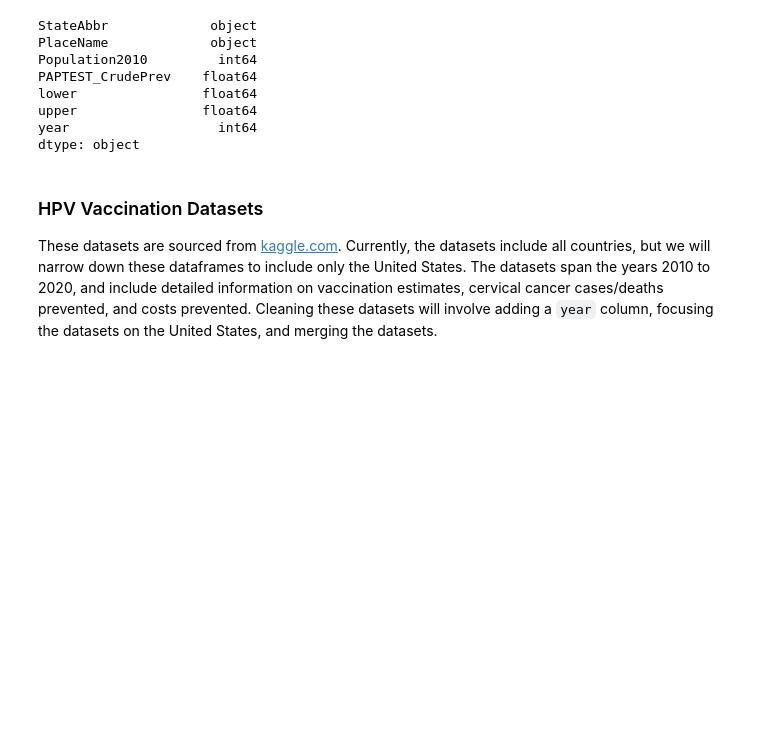
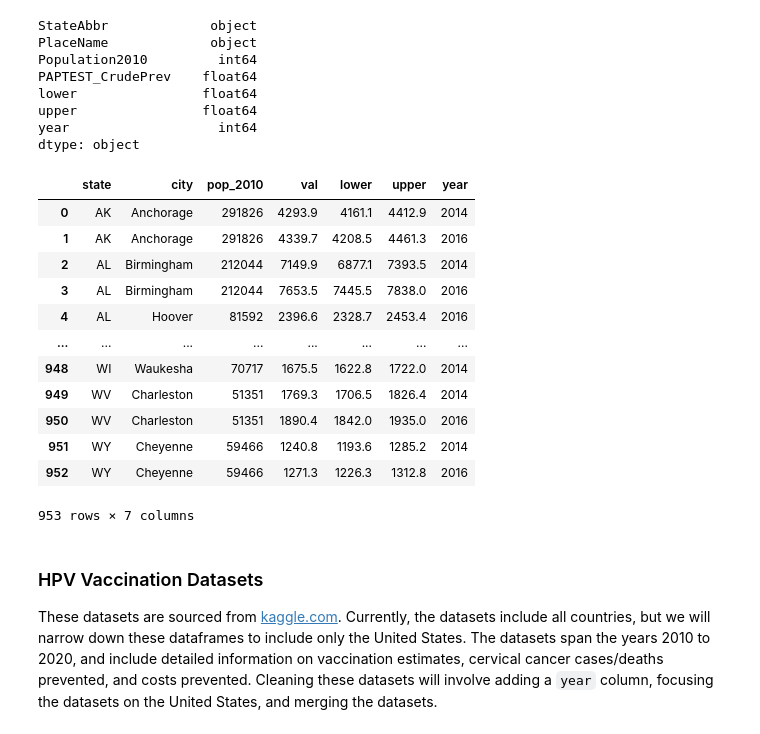
Before and after one commit to maya-papaya/ads1-cervical-cancer-analysis, a Jupyter notebook: Data Cleaning & Preprocessing (2).ipynb, the cells around one changed output. Saved outputs shown, nothing was run; the diff lists cells and outputs as text; code cells hidden in the pictures; blank space fills up the shorter version.

```diff
--- a/Data Cleaning & Preprocessing (2).ipynb
+++ b/Data Cleaning & Preprocessing (2).ipynb
@@ -144,6 +162,22 @@ dtype: object
 # %%
 # STANDARDIZING COLUMN NAMES
 pap = pap.rename(columns={'StateAbbr':'state', 'PlaceName':'city', 'Population2010':'pop_2010', 'PAPTEST_CrudePrev':'val'})
+# %%
+pap
+# %% [output]
+|  | state | city | pop_2010 | val | lower | upper | year |
+| 0 | AK | Anchorage | 291826 | 4293.9 | 4161.1 | 4412.9 | 2014 |
+| 1 | AK | Anchorage | 291826 | 4339.7 | 4208.5 | 4461.3 | 2016 |
+| 2 | AL | Birmingham | 212044 | 7149.9 | 6877.1 | 7393.5 | 2014 |
+| 3 | AL | Birmingham | 212044 | 7653.5 | 7445.5 | 7838.0 | 2016 |
+| 4 | AL | Hoover | 81592 | 2396.6 | 2328.7 | 2453.4 | 2016 |
+| ... | ... | ... | ... | ... | ... | ... | ... |
+| 948 | WI | Waukesha | 70717 | 1675.5 | 1622.8 | 1722.0 | 2014 |
+| 949 | WV | Charleston | 51351 | 1769.3 | 1706.5 | 1826.4 | 2014 |
+| 950 | WV | Charleston | 51351 | 1890.4 | 1842.0 | 1935.0 | 2016 |
+| 951 | WY | Cheyenne | 59466 | 1240.8 | 1193.6 | 1285.2 | 2014 |
+| 952 | WY | Cheyenne | 59466 | 1271.3 | 1226.3 | 1312.8 | 2016 |
+953 rows × 7 columns
 # %%
 # LOADING MODIFIED DATASET INTO FOLDER
 pap.to_csv("/content/drive/My Drive/ADS_Maya_Reddy/projects/disease_project_1/prepped_datasets/pap.csv", index=False)
```
Also changed, not shown: parts of 16 cells of this notebook.
